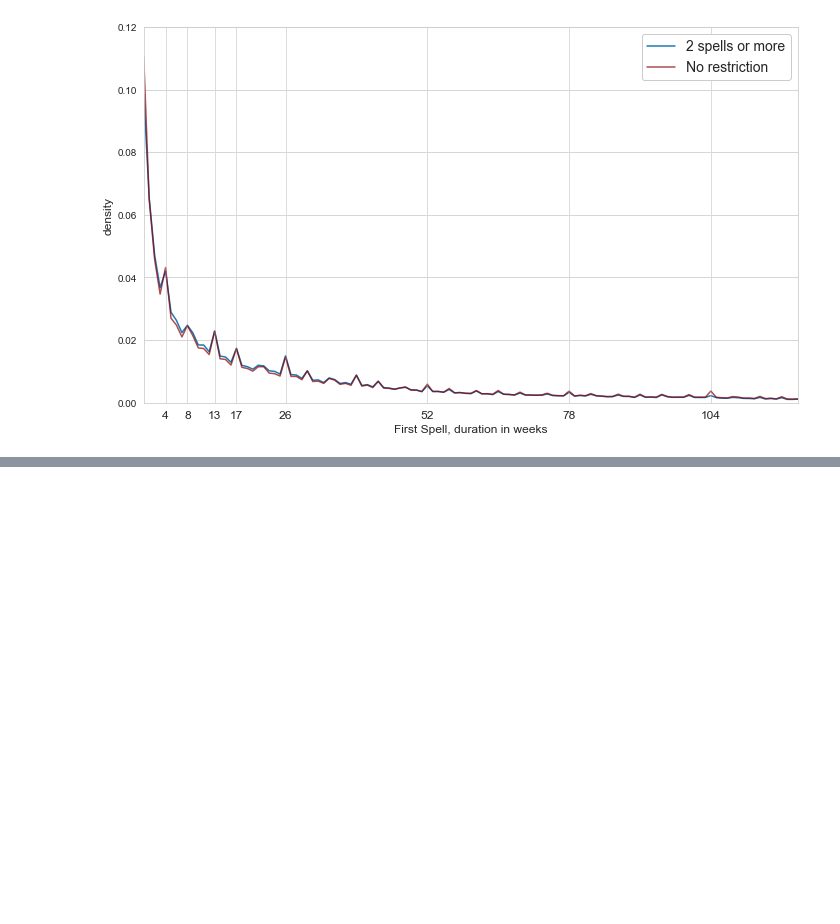
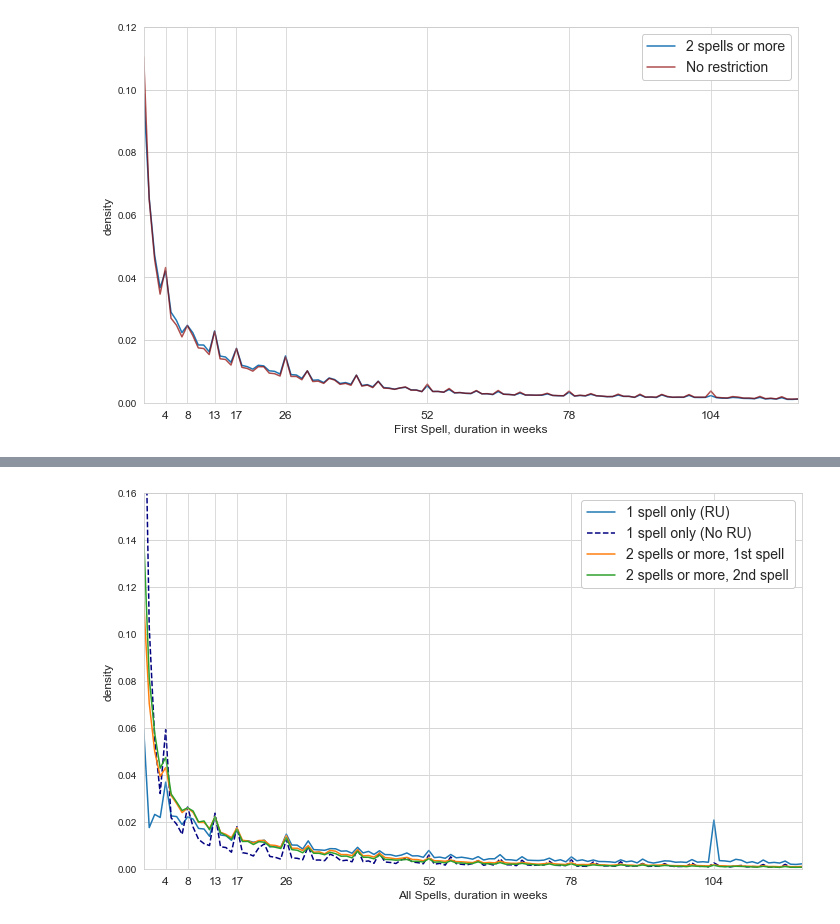
Before and after one commit to crisla/UVD_ABS_code, a Jupyter notebook: sample_selection/Sample Selection.ipynb, the cells around one changed output, grey strips where cells are left out. Drawn from its saved outputs; the diff is of its cells as text; code cells hidden in the pictures; blank space fills up the shorter version.

```diff
--- a/sample_selection/Sample Selection.ipynb
+++ b/sample_selection/Sample Selection.ipynb
@@ -206,0 +306,31 @@ plt.show()
+# %%
+week_range = np.arange(0,1092,7)
+spikes = (4,8,13,17,26,52,78,104)
+
+plt.figure(figsize=(10,6))
+
+# data_21, bins21 = np.histogram(data_sc['real_days_1'],week_range)
+data_21, bins21 = np.histogram(data_sc1_two_more[data_sc1_two_more.n_spell_u==1]['real_days_1'],week_range)
+data_22, bins22 = np.histogram(data_sc1_two_more[data_sc1_two_more.n_spell_u==2]['real_days_1'],week_range)
+
+# data_11, bins11 = np.histogram(data_sc1_first['real_days_1'],week_range)
+data_11ru, bins11 = np.histogram(data_sc1_only_one[data_sc1_only_one.U_ghost==0]['real_days_1'],week_range)
+data_11nru, bins11 = np.histogram(data_sc1_only_one[data_sc1_only_one.U_ghost==1]['real_days_1'],week_range)
+
+plt.plot(data_11ru/np.sum(data_11ru),label='1 spell only (RU)') #,c='darkred',alpha=0.7
+plt.plot(data_11nru/np.sum(data_11nru),label='1 spell only (No RU)',c='navy',ls='--')
+plt.plot(data_21/np.sum(data_21),label='2 spells or more, 1st spell')
+plt.plot(data_22/np.sum(data_22),label='2 spells or more, 2nd spell')
+plt.legend(loc='best', framealpha=1.0,fontsize=14)
+plt.xticks(spikes,fontsize=12)
+for i in spikes:
+    plt.axvline(i, c='white', alpha=0.2)
+plt.xlim(0,120)
+plt.xlabel('All Spells, duration in weeks',fontsize=12 ) #,fontsize=32
+plt.ylabel('density',fontsize=12 )
+plt.ylim(0,0.16)
+plt.tight_layout()
+# plt.savefig("Sample_selection_all_SaC.png", format="png", bbox_inches='tight')
+plt.show()
+# %% [output]
+[figure, added]
```
Also changed, not shown: parts of 11 cells of this notebook, 8 other files.
